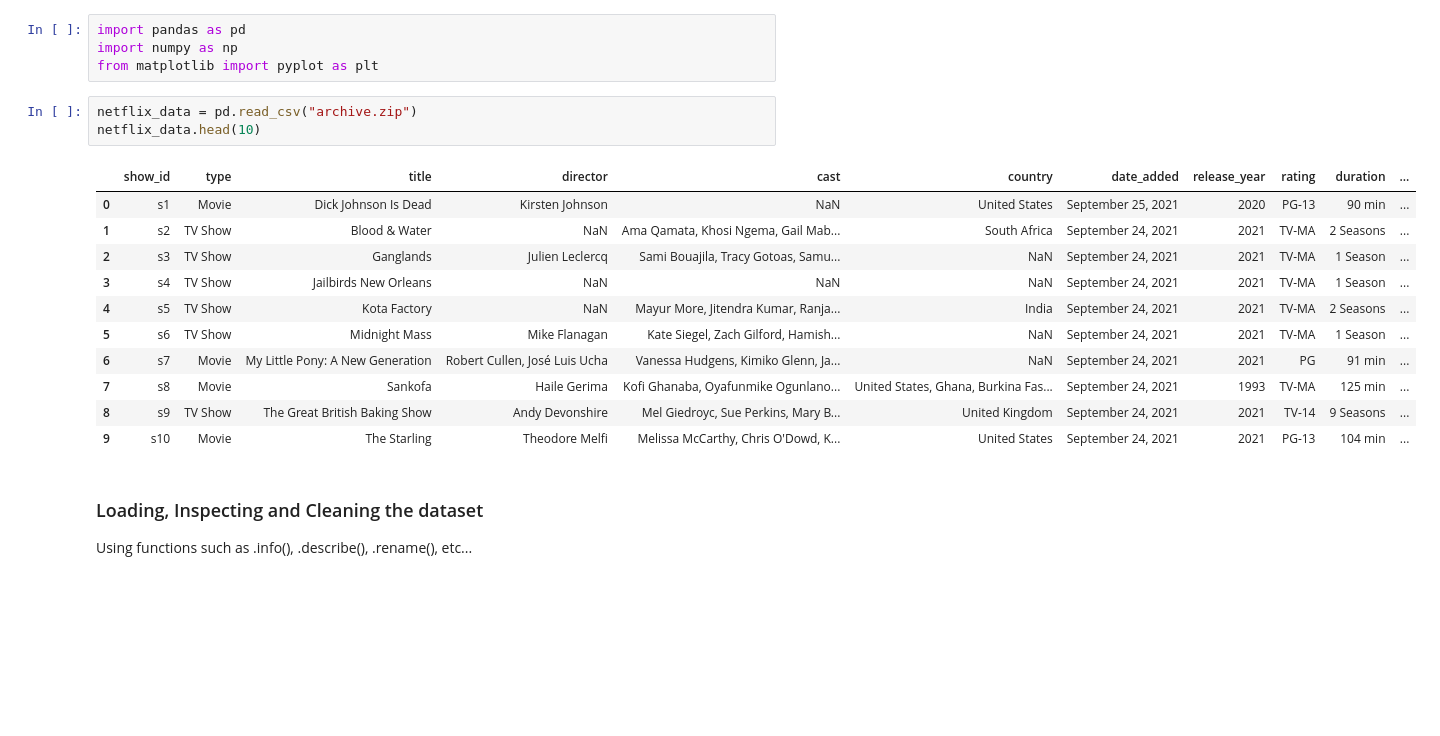
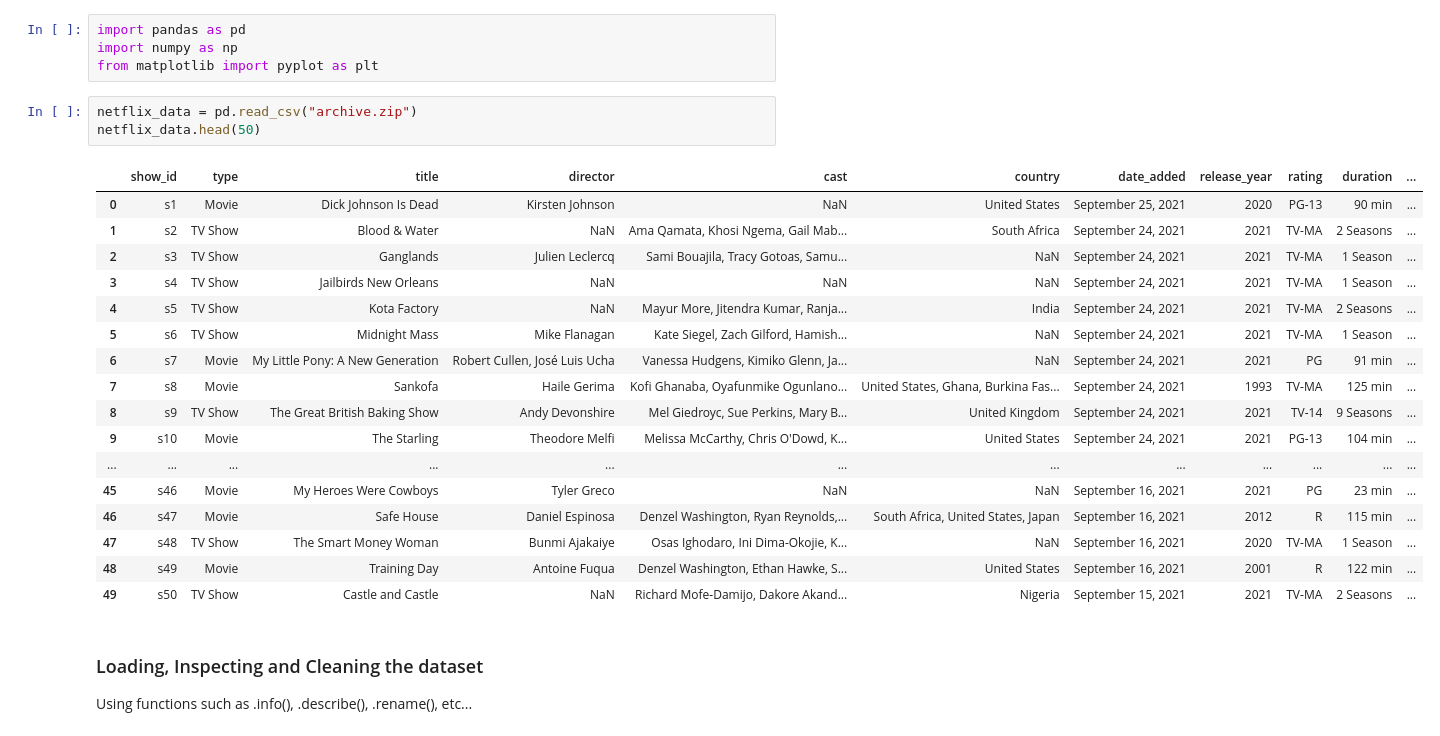
Before and after one commit to andrewkim1234/Netflix-Dataset-Project, a Jupyter notebook: Python Netflix Dataset.ipynb, the cells around one changed output. Cells and saved outputs as stored; diff of their text form; blank space fills up the shorter version.

```diff
--- a/Python Netflix Dataset.ipynb
+++ b/Python Netflix Dataset.ipynb
@@ -8,19 +8,25 @@ import numpy as np
 from matplotlib import pyplot as plt
 # %%
 netflix_data = pd.read_csv("archive.zip")
-netflix_data.head(10)
+netflix_data.head(50)
 # %% [output]
 |  | show_id | type | title | director | cast | country | date_added | release_year | rating | duration | ... |
 | 0 | s1 | Movie | Dick Johnson Is Dead | Kirsten Johnson | NaN | United States | September 25, 2021 | 2020 | PG-13 | 90 min | ... |
 | 1 | s2 | TV Show | Blood & Water | NaN | Ama Qamata, Khosi Ngema, Gail Mab... | South Africa | September 24, 2021 | 2021 | TV-MA | 2 Seasons | ... |
 | 2 | s3 | TV Show | Ganglands | Julien Leclercq | Sami Bouajila, Tracy Gotoas, Samu... | NaN | September 24, 2021 | 2021 | TV-MA | 1 Season | ... |
 | 3 | s4 | TV Show | Jailbirds New Orleans | NaN | NaN | NaN | September 24, 2021 | 2021 | TV-MA | 1 Season | ... |
 | 4 | s5 | TV Show | Kota Factory | NaN | Mayur More, Jitendra Kumar, Ranja... | India | September 24, 2021 | 2021 | TV-MA | 2 Seasons | ... |
 | 5 | s6 | TV Show | Midnight Mass | Mike Flanagan | Kate Siegel, Zach Gilford, Hamish... | NaN | September 24, 2021 | 2021 | TV-MA | 1 Season | ... |
 | 6 | s7 | Movie | My Little Pony: A New Generation | Robert Cullen, José Luis Ucha | Vanessa Hudgens, Kimiko Glenn, Ja... | NaN | September 24, 2021 | 2021 | PG | 91 min | ... |
 | 7 | s8 | Movie | Sankofa | Haile Gerima | Kofi Ghanaba, Oyafunmike Ogunlano... | United States, Ghana, Burkina Fas... | September 24, 2021 | 1993 | TV-MA | 125 min | ... |
 | 8 | s9 | TV Show | The Great British Baking Show | Andy Devonshire | Mel Giedroyc, Sue Perkins, Mary B... | United Kingdom | September 24, 2021 | 2021 | TV-14 | 9 Seasons | ... |
 | 9 | s10 | Movie | The Starling | Theodore Melfi | Melissa McCarthy, Chris O'Dowd, K... | United States | September 24, 2021 | 2021 | PG-13 | 104 min | ... |
+| ... | ... | ... | ... | ... | ... | ... | ... | ... | ... | ... | ... |
+| 45 | s46 | Movie | My Heroes Were Cowboys | Tyler Greco | NaN | NaN | September 16, 2021 | 2021 | PG | 23 min | ... |
+| 46 | s47 | Movie | Safe House | Daniel Espinosa | Denzel Washington, Ryan Reynolds,... | South Africa, United States, Japan | September 16, 2021 | 2012 | R | 115 min | ... |
+| 47 | s48 | TV Show | The Smart Money Woman | Bunmi Ajakaiye | Osas Ighodaro, Ini Dima-Okojie, K... | NaN | September 16, 2021 | 2020 | TV-MA | 1 Season | ... |
+| 48 | s49 | Movie | Training Day | Antoine Fuqua | Denzel Washington, Ethan Hawke, S... | United States | September 16, 2021 | 2001 | R | 122 min | ... |
+| 49 | s50 | TV Show | Castle and Castle | NaN | Richard Mofe-Damijo, Dakore Akand... | Nigeria | September 15, 2021 | 2021 | TV-MA | 2 Seasons | ... |
 # %% [markdown]
 ### Loading, Inspecting and Cleaning the dataset
 
```
Also changed, not shown: parts of 3 cells of this notebook.
